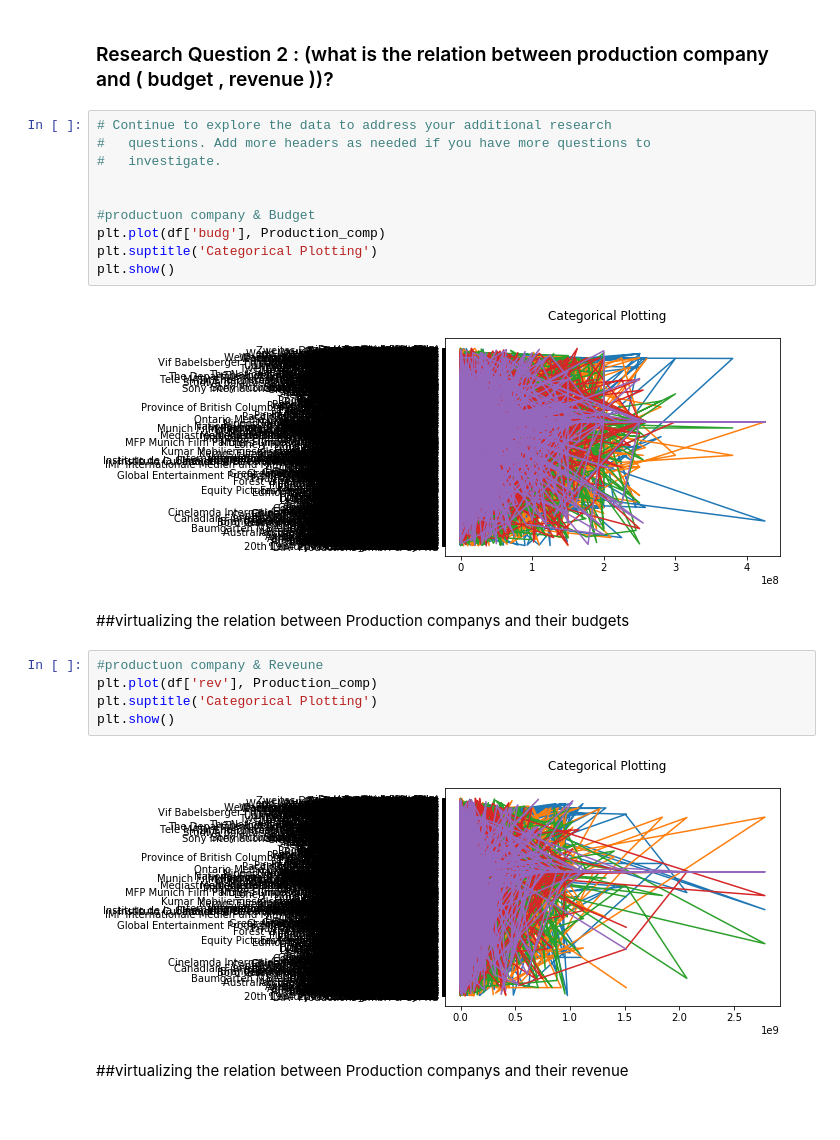
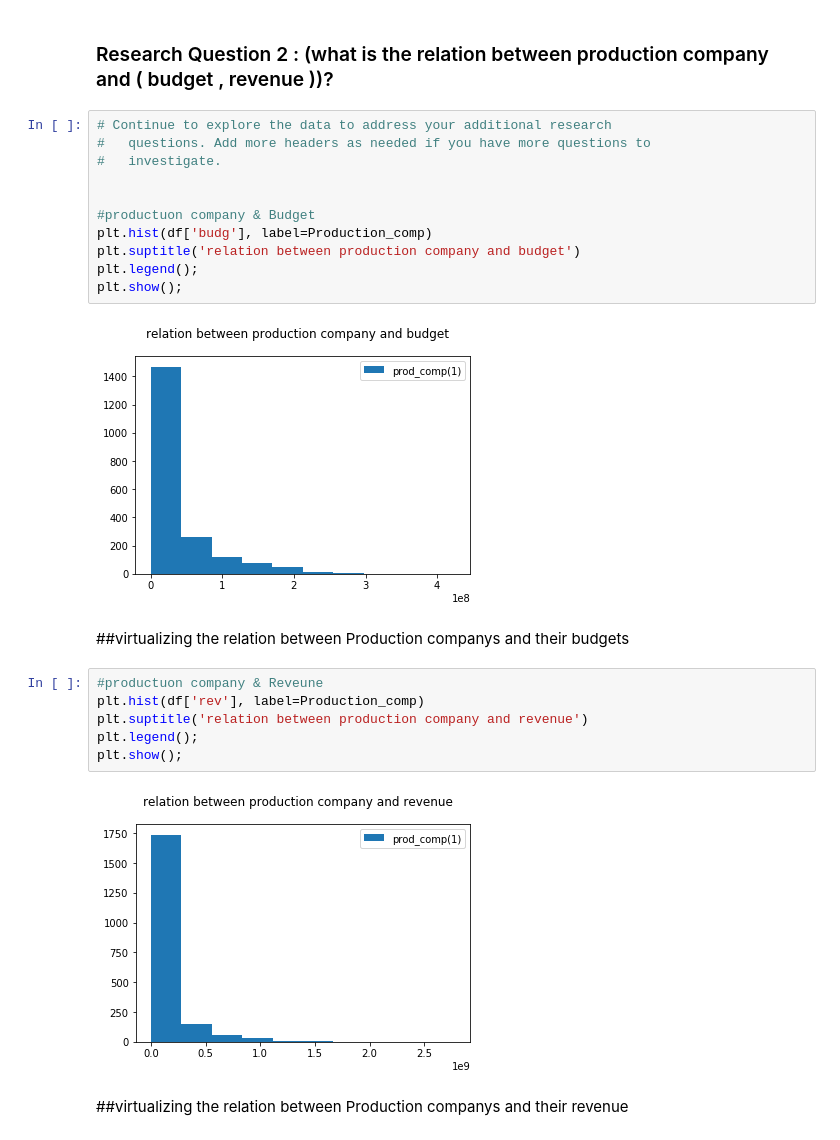
Before and after one commit to engAhmed199/Investigate-a-Dataset---tmdb-movie-, a Jupyter notebook: Investigate_a_Dataset.ipynb, the cells around one changed output. Drawn from its saved outputs; the diff is of its cells as text.

```diff
--- a/Investigate_a_Dataset.ipynb
+++ b/Investigate_a_Dataset.ipynb
@@ -257,24 +263,26 @@ plt.show();
 # %%
 # Continue to explore the data to address your additional research
 #   questions. Add more headers as needed if you have more questions to
 #   investigate.
 
 
 #productuon company & Budget
-plt.plot(df['budg'], Production_comp)
-plt.suptitle('Categorical Plotting')
-plt.show()
+plt.hist(df['budg'], label=Production_comp)
+plt.suptitle('relation between production company and budget')
+plt.legend();
+plt.show();
 # %% [output]
-[figure, old version]
+[figure, new version]
 # %% [markdown]
 ##virtualizing the relation between Production companys and their budgets
 # %%
 #productuon company & Reveune
-plt.plot(df['rev'], Production_comp)
-plt.suptitle('Categorical Plotting')
-plt.show()
+plt.hist(df['rev'], label=Production_comp)
+plt.suptitle('relation between production company and revenue')
+plt.legend();
+plt.show();
 # %% [output]
-[figure, old version]
+[figure, new version]
 # %% [markdown]
 ##virtualizing the relation between Production companys and their revenue
 # %% [markdown]
```
Also changed, not shown: parts of 7 cells of this notebook, 1 other file.
